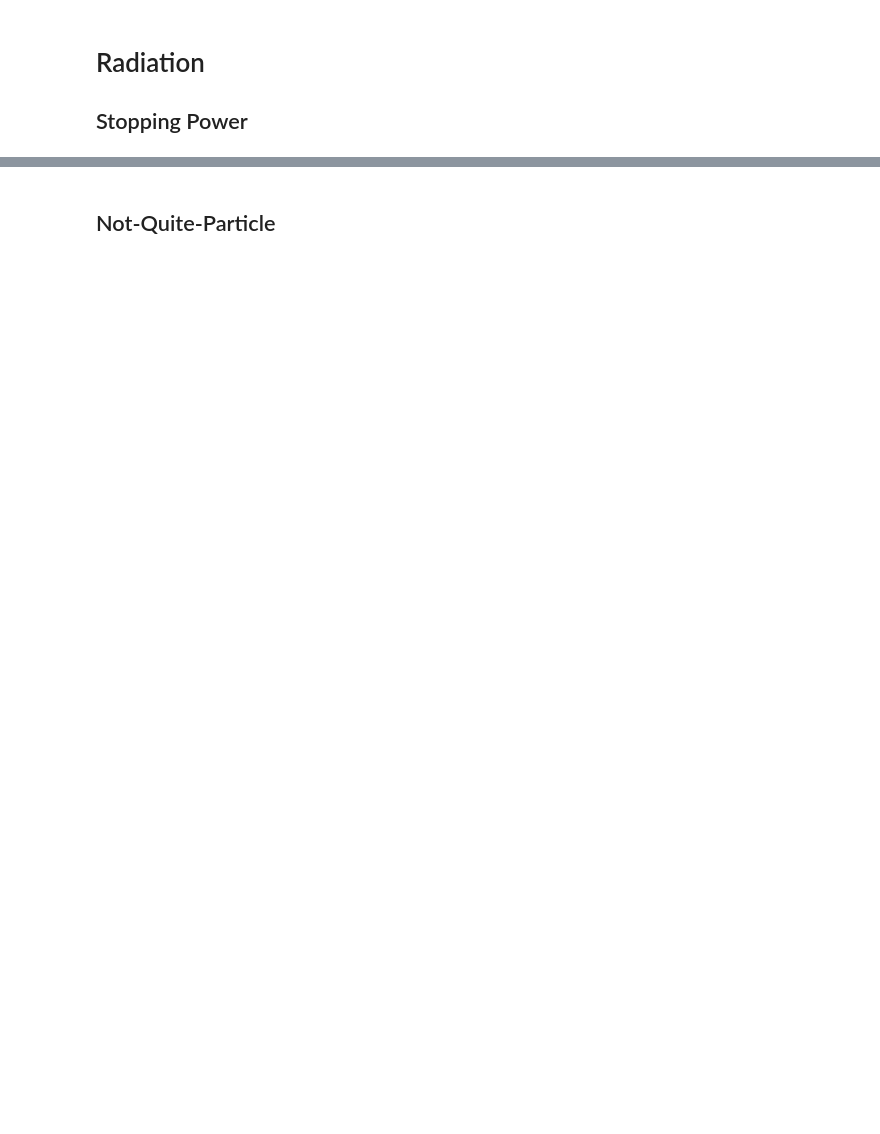
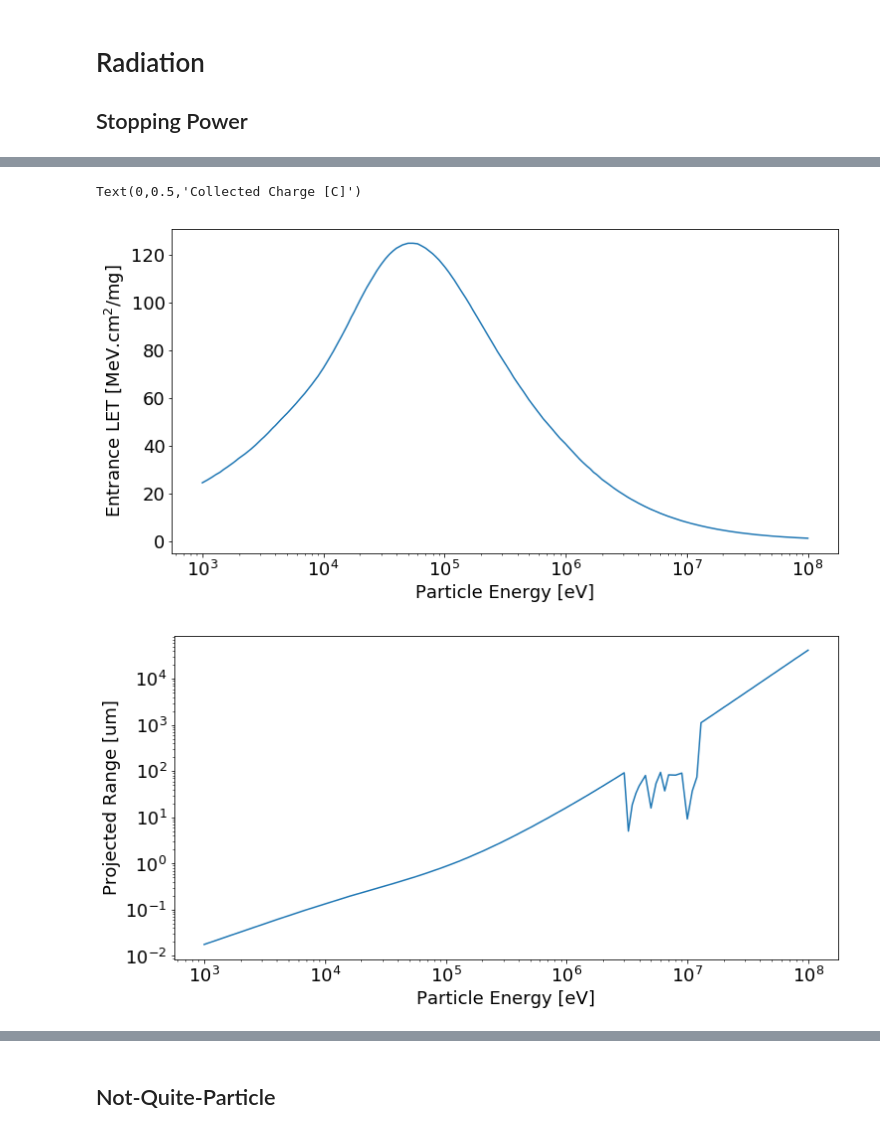
Before and after one commit to iiSmiley/span-ion-code, a Jupyter notebook: scratchpad_ll.ipynb, the cells around one changed output, grey strips where cells are left out. Saved outputs shown, nothing was run; the diff lists cells and outputs as text; code cells hidden in the pictures; blank space fills up the shorter version.

```diff
--- a/scratchpad_ll.ipynb
+++ b/scratchpad_ll.ipynb
@@ -148,0 +275,48 @@ Q_SET
+# %%
+fname = '../data/srim/TAB_H_Si.csv'
+
+figsize = (12, 6)
+x_qdepth = 1 # Charge collection depth in um
+E_ion = 3.6 # Energy in eV required to generate an electron hole pair
+v_SET_max = 1.8/2**9
+# %%
+# Parse data
+norm = 2.3211e2 # MeV/(mg/cm^3) -> keV/um in Si
+data = pd.read_csv(fname)
+
+energy_vec = list(data['Ion Energy (eV)'])
+
+let_vec = list(data['dE/dx Elec.']) # MeV/(mg/cm^2)
+let_vec_norm = [x*norm for x in let_vec] # keV/um
+range_vec = list(data['Projected Range (um)']) # um
+lost_energy_vec = [(let*x_qdepth if x_qdepth<range_vec[i] else energy_vec[i]) for i,let in enumerate(let_vec_norm)] # keV
+ehp_vec = [E*1e3/E_ion for E in lost_energy_vec]
+charge_vec = [ehp * q for ehp in ehp_vec]
+# %%
+# Plotting
+fig0, ax0 = plt.subplots(figsize=figsize)
+fig1, ax1 = plt.subplots(figsize=figsize)
+fig2, ax2 = plt.subplots(figsize=figsize)
+fig3, ax3 = plt.subplots(figsize=figsize)
+fig4, ax4 = plt.subplots(figsize=figsize)
+
+ax0.semilogx(energy_vec, let_vec_norm)
+ax1.loglog(energy_vec, range_vec)
+ax2.semilogx(energy_vec, lost_energy_vec, 'o')
+ax3.semilogx(energy_vec, ehp_vec)
+ax4.semilogx(energy_vec, charge_vec, 'o')
+
+ax0.set_xlabel('Particle Energy [eV]')
+ax0.set_ylabel('Entrance LET [MeV.cm$^2$/mg]')
+ax1.set_xlabel('Particle Energy [eV]')
+ax1.set_ylabel('Projected Range [um]')
+ax2.set_xlabel('Particle Energy [eV]')
+ax2.set_ylabel('Energy for Ionization [keV]')
+ax3.set_xlabel('Particle Energy [eV]')
+ax3.set_ylabel('Generated Electron-Hole Pairs')
+ax4.set_xlabel('Particle Energy [eV]')
+ax4.set_ylabel('Collected Charge [C]')
+# %% [output]
+Text(0,0.5,'Collected Charge [C]')
+[figure, added]
+[figure, added]
```
Also changed, not shown: parts of 37 cells of this notebook, 15 other files.
